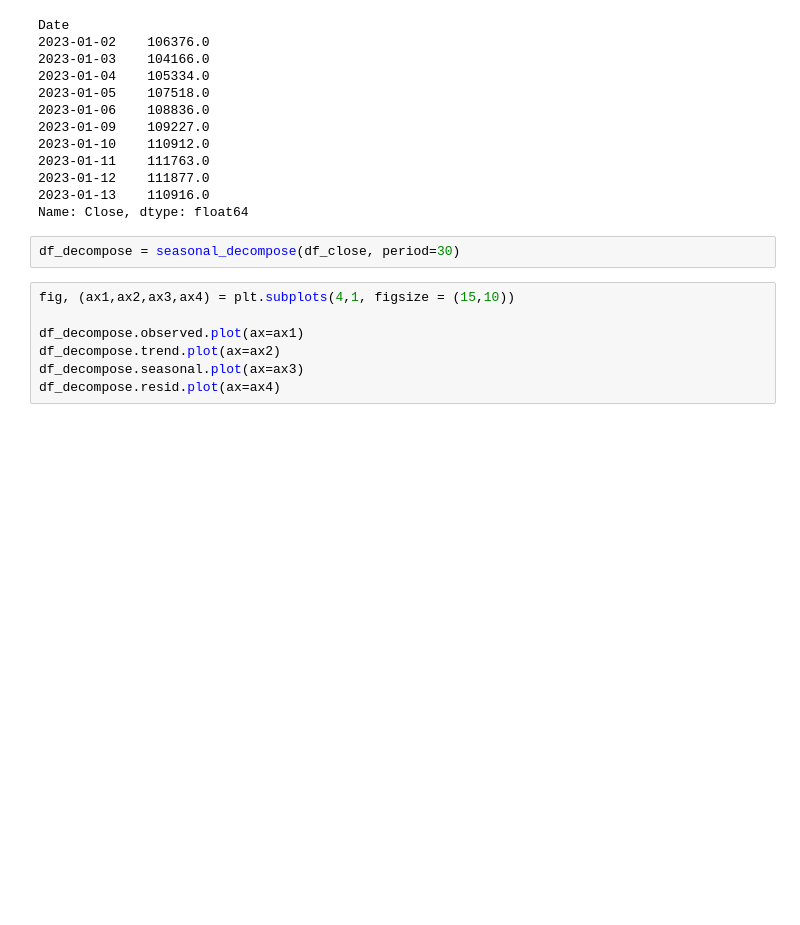
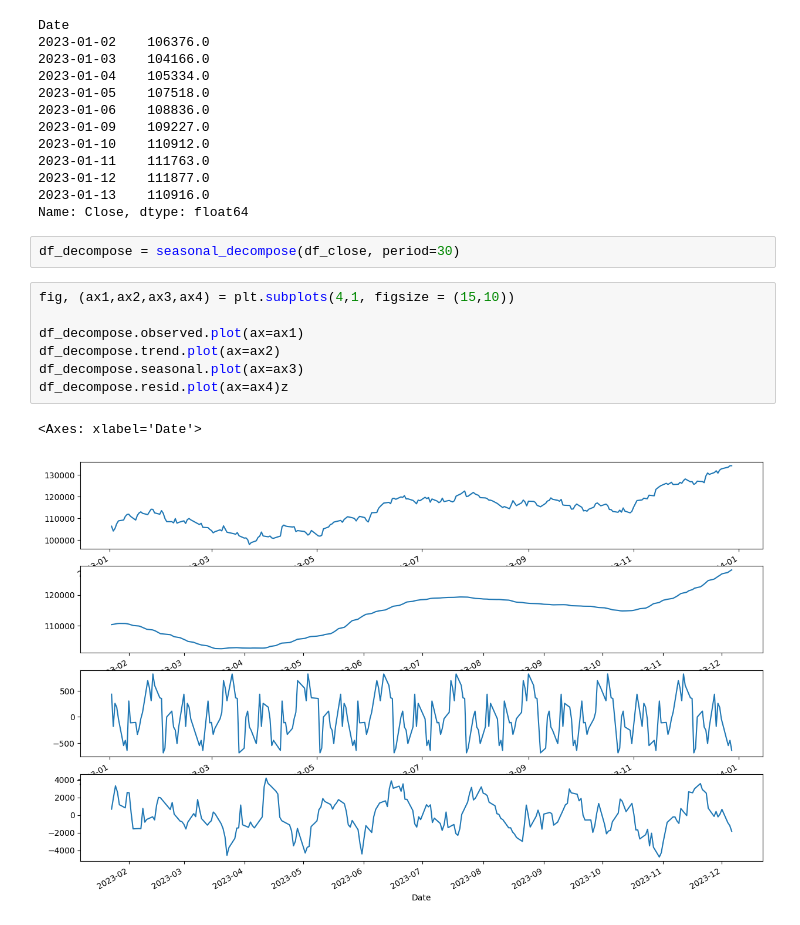
Before and after one commit to iharary/Fiap_Tech_Challenge_02, a Jupyter notebook: notebooks/IBOV.ipynb, the cells around one changed output. Cells and saved outputs as stored; diff of their text form; blank space fills up the shorter version.

```diff
--- a/notebooks/IBOV.ipynb
+++ b/notebooks/IBOV.ipynb
@@ -49,7 +49,10 @@ df_decompose = seasonal_decompose(df_close, period=30)
 # %%
 fig, (ax1,ax2,ax3,ax4) = plt.subplots(4,1, figsize = (15,10))
 
 df_decompose.observed.plot(ax=ax1)
 df_decompose.trend.plot(ax=ax2)
 df_decompose.seasonal.plot(ax=ax3)
-df_decompose.resid.plot(ax=ax4)
+df_decompose.resid.plot(ax=ax4)z
+# %% [output]
+<Axes: xlabel='Date'>
+[figure, added]
```
